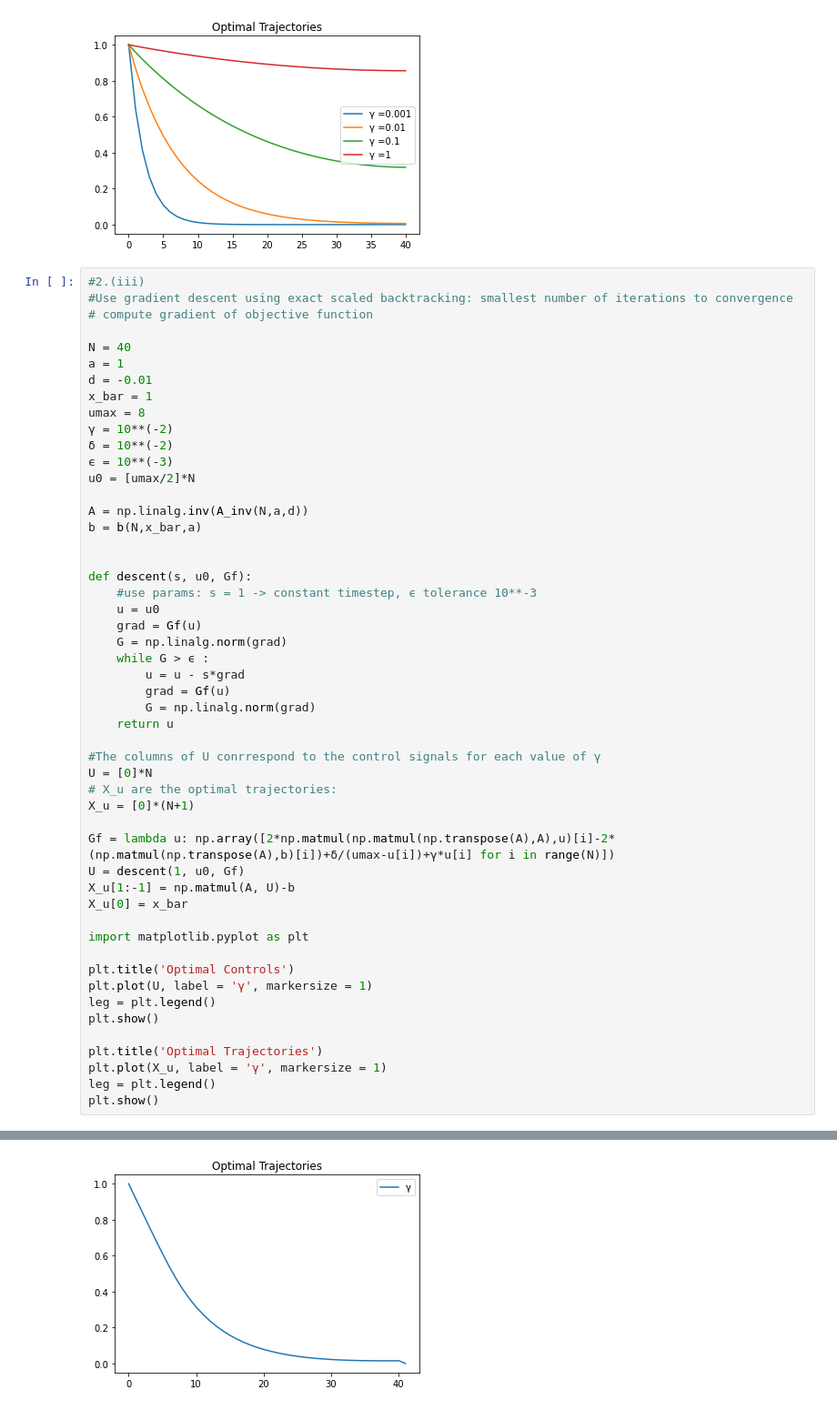
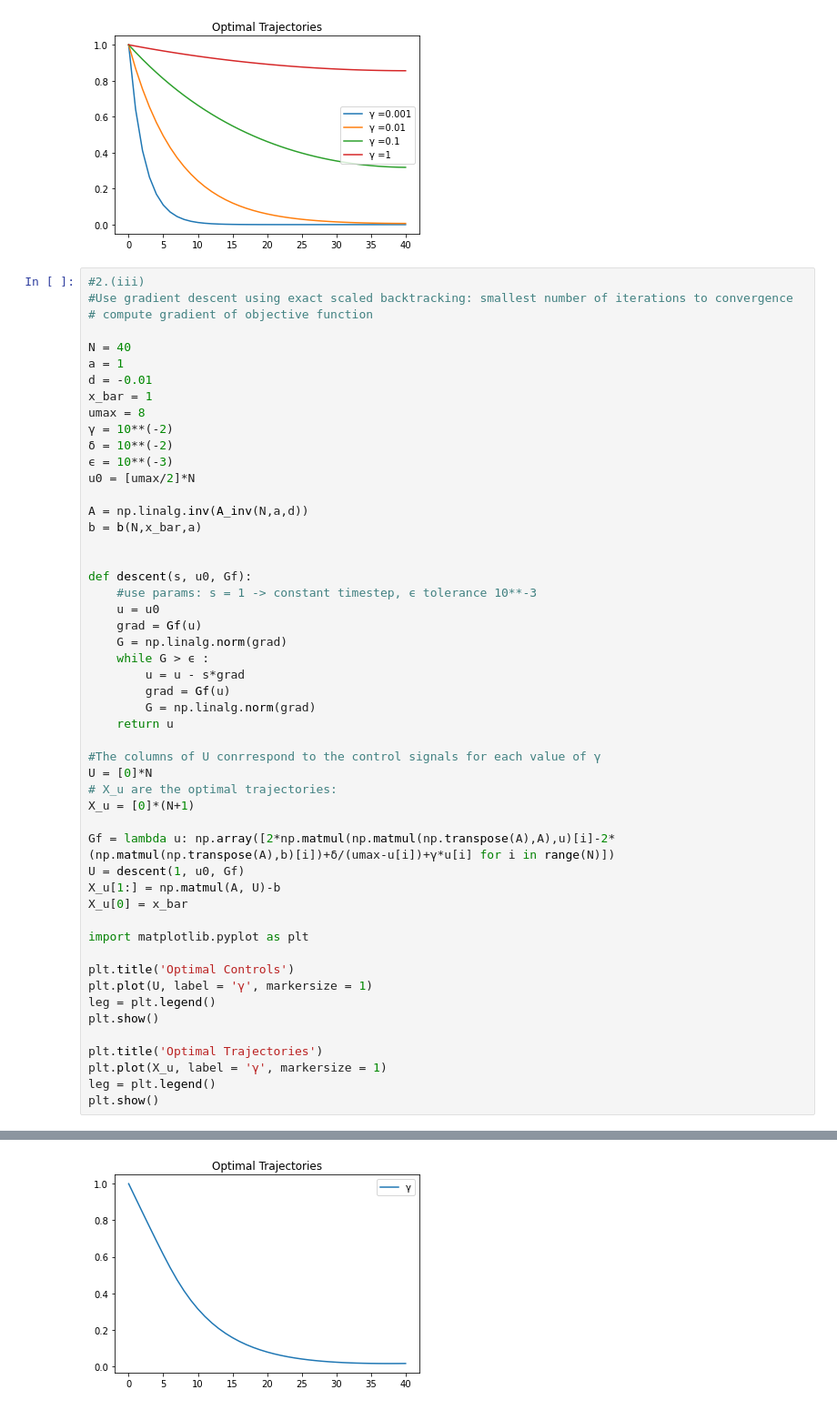
Before and after one commit to PantelisTass/MATH60005-70005-Optimization-Autumn-22-23-, a Jupyter notebook: Optimistion Coursework.ipynb, the cells around one changed output, grey strips where cells are left out. Shown: that part at 91% size. Saved outputs shown, nothing was run; the diff lists cells and outputs as text.

```diff
--- a/Optimistion Coursework.ipynb
+++ b/Optimistion Coursework.ipynb
@@ -76,35 +76,35 @@ def descent(s, u0, Gf):
     grad = Gf(u)
     G = np.linalg.norm(grad)
     while G > ϵ :
         u = u - s*grad
         grad = Gf(u)
         G = np.linalg.norm(grad)
     return u
 
 #The columns of U conrrespond to the control signals for each value of γ
 U = [0]*N
 # X_u are the optimal trajectories:
 X_u = [0]*(N+1)
 
 Gf = lambda u: np.array([2*np.matmul(np.matmul(np.transpose(A),A),u)[i]-2*(np.matmul(np.transpose(A),b)[i])+δ/(umax-u[i])+γ*u[i] for i in range(N)])
 U = descent(1, u0, Gf)
-X_u[1:-1] = np.matmul(A, U)-b
+X_u[1:] = np.matmul(A, U)-b
 X_u[0] = x_bar
 
 import matplotlib.pyplot as plt
 
 plt.title('Optimal Controls')
 plt.plot(U, label = 'γ', markersize = 1)
 leg = plt.legend()
 plt.show()
 
 plt.title('Optimal Trajectories')
 plt.plot(X_u, label = 'γ', markersize = 1)
 leg = plt.legend()
 plt.show()
 # %% [output]
 [figure]
-[figure, old version]
+[figure, new version]
 # %%
 #2(iv) i)
 
```
Also changed, not shown: parts of 2 cells of this notebook, 2 other files.
